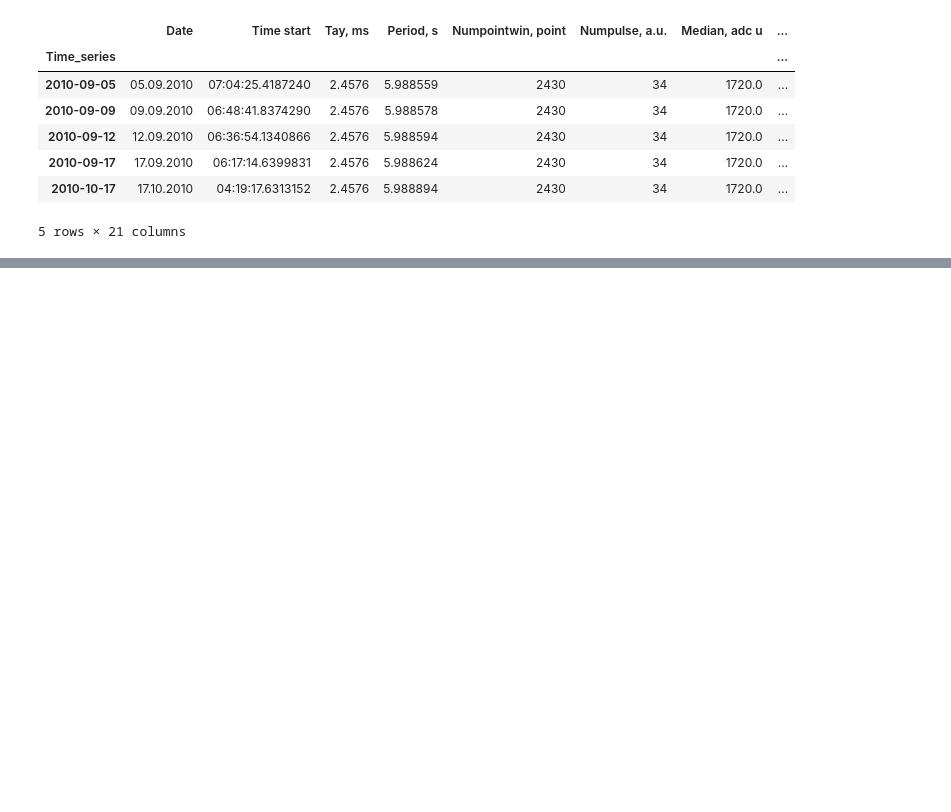
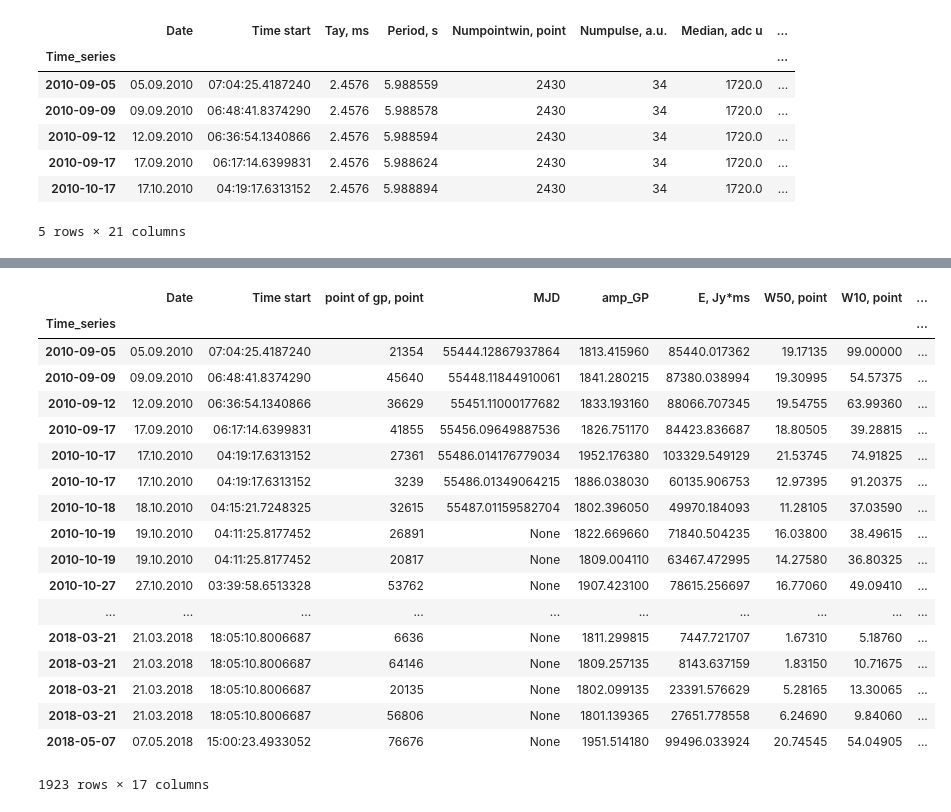
Before and after one commit to KazAndr/SWTraject, a Jupyter notebook: analyze_tab.ipynb, the cells around one changed output, grey strips where cells are left out. Drawn from its saved outputs; the diff is of its cells as text; code cells hidden in the pictures; blank space fills up the shorter version.

```diff
--- a/analyze_tab.ipynb
+++ b/analyze_tab.ipynb
@@ -875,0 +934,22 @@ gp_pulses_final_off_pulse.to_csv('crab_gp_kaz_off_pulse_pulses.csv',  sep='\t',
+# %%
+gp_pulses_final
+# %% [output]
+|  | Date | Time start | point of gp, point | MJD | amp_GP | E, Jy*ms | W50, point | W10, point | ... |
+| Time_series |  |  |  |  |  |  |  |  | ... |
+| 2010-09-05 | 05.09.2010 | 07:04:25.4187240 | 21354 | 55444.12867937864 | 1813.415960 | 85440.017362 | 19.17135 | 99.00000 | ... |
+| 2010-09-09 | 09.09.2010 | 06:48:41.8374290 | 45640 | 55448.11844910061 | 1841.280215 | 87380.038994 | 19.30995 | 54.57375 | ... |
+| 2010-09-12 | 12.09.2010 | 06:36:54.1340866 | 36629 | 55451.11000177682 | 1833.193160 | 88066.707345 | 19.54755 | 63.99360 | ... |
+| 2010-09-17 | 17.09.2010 | 06:17:14.6399831 | 41855 | 55456.09649887536 | 1826.751170 | 84423.836687 | 18.80505 | 39.28815 | ... |
+| 2010-10-17 | 17.10.2010 | 04:19:17.6313152 | 27361 | 55486.014176779034 | 1952.176380 | 103329.549129 | 21.53745 | 74.91825 | ... |
+| 2010-10-17 | 17.10.2010 | 04:19:17.6313152 | 3239 | 55486.01349064215 | 1886.038030 | 60135.906753 | 12.97395 | 91.20375 | ... |
+| 2010-10-18 | 18.10.2010 | 04:15:21.7248325 | 32615 | 55487.01159582704 | 1802.396050 | 49970.184093 | 11.28105 | 37.03590 | ... |
+| 2010-10-19 | 19.10.2010 | 04:11:25.8177452 | 26891 | None | 1822.669660 | 71840.504235 | 16.03800 | 38.49615 | ... |
+| 2010-10-19 | 19.10.2010 | 04:11:25.8177452 | 20817 | None | 1809.004110 | 63467.472995 | 14.27580 | 36.80325 | ... |
+| 2010-10-27 | 27.10.2010 | 03:39:58.6513328 | 53762 | None | 1907.423100 | 78615.256697 | 16.77060 | 49.09410 | ... |
+| ... | ... | ... | ... | ... | ... | ... | ... | ... | ... |
+| 2018-03-21 | 21.03.2018 | 18:05:10.8006687 | 6636 | None | 1811.299815 | 7447.721707 | 1.67310 | 5.18760 | ... |
+| 2018-03-21 | 21.03.2018 | 18:05:10.8006687 | 64146 | None | 1809.257135 | 8143.637159 | 1.83150 | 10.71675 | ... |
+| 2018-03-21 | 21.03.2018 | 18:05:10.8006687 | 20135 | None | 1802.099135 | 23391.576629 | 5.28165 | 13.30065 | ... |
+| 2018-03-21 | 21.03.2018 | 18:05:10.8006687 | 56806 | None | 1801.139365 | 27651.778558 | 6.24690 | 9.84060 | ... |
+| 2018-05-07 | 07.05.2018 | 15:00:23.4933052 | 76676 | None | 1951.514180 | 99496.033924 | 20.74545 | 54.04905 | ... |
+1923 rows × 17 columns
```
Also changed, not shown: parts of 8 cells of this notebook, 3 other files.
